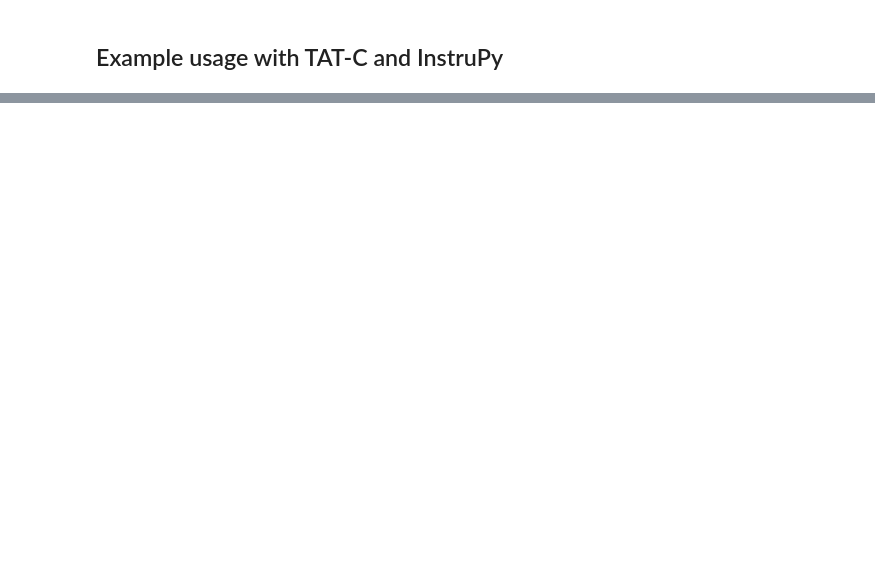
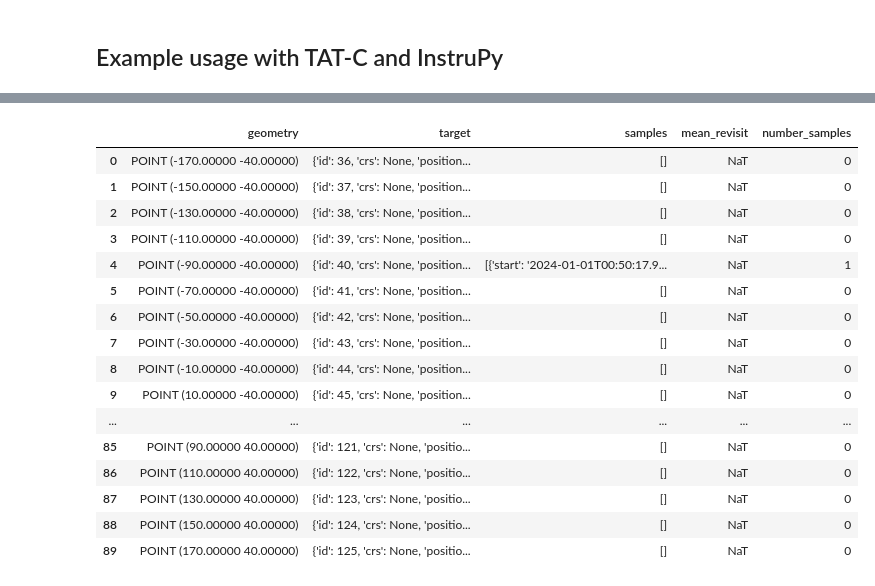
Before and after one commit to eose-tools-org/eose-api, a Jupyter notebook: src/instrument-example.ipynb, the cells around one changed output, grey strips where cells are left out. Drawn from its saved outputs; the diff is of its cells as text; code cells hidden in the pictures; blank space fills up the shorter version.

```diff
--- a/src/instrument-example.ipynb
+++ b/src/instrument-example.ipynb
@@ -228,33 +249,51 @@ def coverage_tatc(request: CoverageRequest) -> CoverageResponse:
                 seconds=hmean(
                     reduced_obs.dropna(subset="revisit")["revisit"].dt.total_seconds()
                 )
             )
         ),
         coverage_fraction=len(reduced_obs.index) / len(points),
     )
 
 
 
 request = CoverageRequest(
     satellites=[
         Satellite(
             orbit=GeneralPerturbationsOrbitState.from_omm(iss_omm), field_of_view=basic_sensor.field_of_view.diameter
         )
     ],
     targets=UniformAngularGrid(
         delta_latitude=20, delta_longitude=20, region=mapping(box(-180, -50, 180, 50))
     ).as_targets(),
     start=mission_start,
     duration=mission_duration,
 )
 
-display(request.model_dump_json())
+#display(request.model_dump_json())
 
 coverage_response = coverage_tatc(request)
 
-display(coverage_response.model_dump_json())
+#display(coverage_response.model_dump_json())
 
 coverage_data = coverage_response.as_dataframe()
 
 display(coverage_data)
+# %% [output]
+|  | geometry | target | samples | mean_revisit | number_samples |
+| 0 | POINT (-170.00000 -40.00000) | {'id': 36, 'crs': None, 'position... | [] | NaT | 0 |
+| 1 | POINT (-150.00000 -40.00000) | {'id': 37, 'crs': None, 'position... | [] | NaT | 0 |
+| 2 | POINT (-130.00000 -40.00000) | {'id': 38, 'crs': None, 'position... | [] | NaT | 0 |
+| 3 | POINT (-110.00000 -40.00000) | {'id': 39, 'crs': None, 'position... | [] | NaT | 0 |
+| 4 | POINT (-90.00000 -40.00000) | {'id': 40, 'crs': None, 'position... | [{'start': '2024-01-01T00:50:17.9... | NaT | 1 |
+| 5 | POINT (-70.00000 -40.00000) | {'id': 41, 'crs': None, 'position... | [] | NaT | 0 |
+| 6 | POINT (-50.00000 -40.00000) | {'id': 42, 'crs': None, 'position... | [] | NaT | 0 |
+| 7 | POINT (-30.00000 -40.00000) | {'id': 43, 'crs': None, 'position... | [] | NaT | 0 |
+| 8 | POINT (-10.00000 -40.00000) | {'id': 44, 'crs': None, 'position... | [] | NaT | 0 |
+| 9 | POINT (10.00000 -40.00000) | {'id': 45, 'crs': None, 'position... | [] | NaT | 0 |
+| ... | ... | ... | ... | ... | ... |
+| 85 | POINT (90.00000 40.00000) | {'id': 121, 'crs': None, 'positio... | [] | NaT | 0 |
+| 86 | POINT (110.00000 40.00000) | {'id': 122, 'crs': None, 'positio... | [] | NaT | 0 |
+| 87 | POINT (130.00000 40.00000) | {'id': 123, 'crs': None, 'positio... | [] | NaT | 0 |
+| 88 | POINT (150.00000 40.00000) | {'id': 124, 'crs': None, 'positio... | [] | NaT | 0 |
+| 89 | POINT (170.00000 40.00000) | {'id': 125, 'crs': None, 'positio... | [] | NaT | 0 |
 # %%
```
Also changed, not shown: parts of 8 cells of this notebook, 1 other file.
